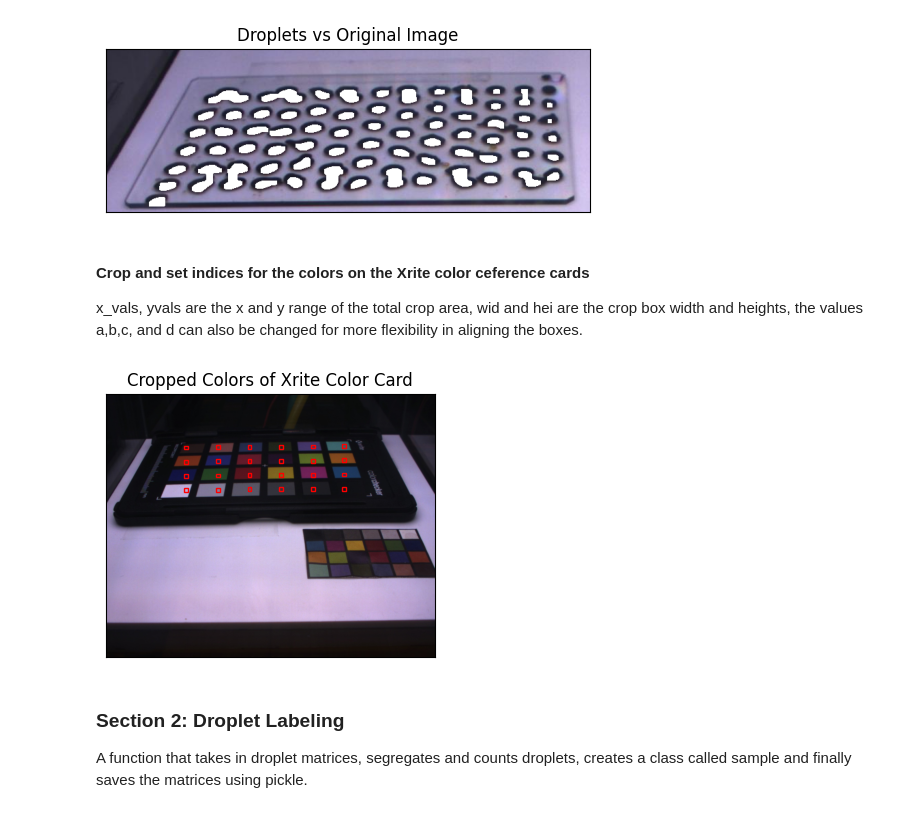
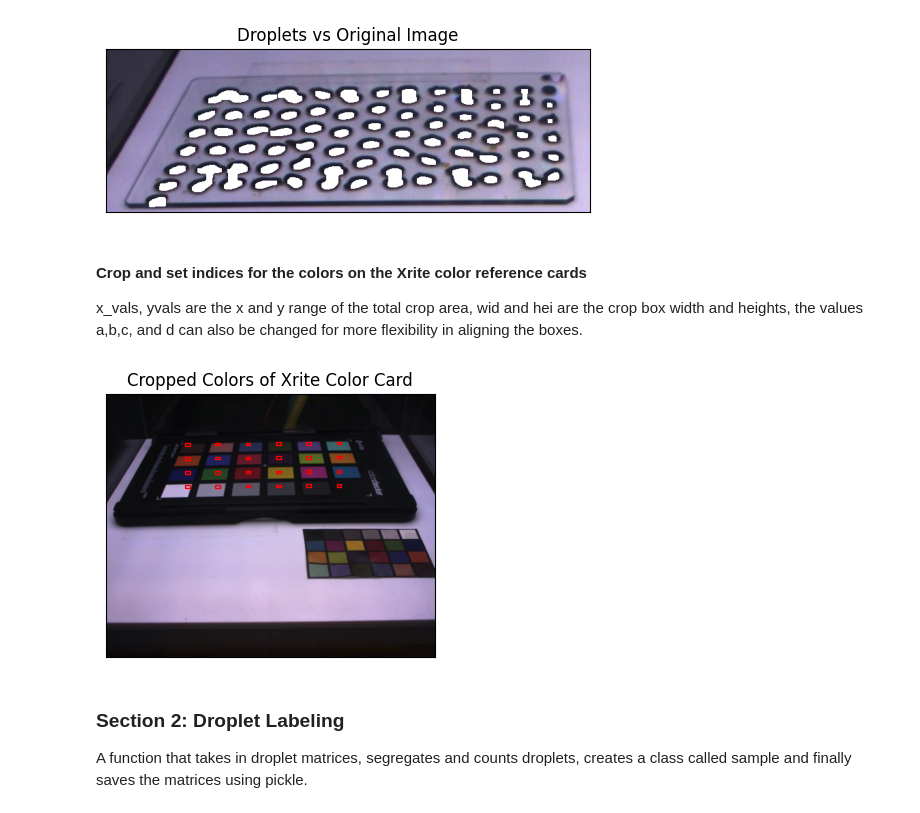
Before and after one commit to PV-Lab/Autocharacterization-Stability, a Jupyter notebook: example.ipynb, the cells around one changed output. Cells and saved outputs as stored; diff of their text form; code cells hidden in the pictures.

```diff
--- a/example.ipynb
+++ b/example.ipynb
@@ -87,22 +116,22 @@ img_erode,crop_image_erode, PIL_crop_image_erode= mainfunctions.clean(clean_para
 [figure]
 [figure]
 # %% [markdown]
-#### Crop and set indices for the colors on the Xrite color ceference cards
+#### Crop and set indices for the colors on the Xrite color reference cards
 x_vals, yvals are the x and y range of the total crop area, wid and hei are the crop box width and heights, the values a,b,c, and d can also be changed for more flexibility in aligning the boxes.
 # %%
 xrite_crop_params = {
-    'xvals': [305,980], # [X lower bound, X upper bound]
-    'yvals': [340,200], # [Y Lower bound, Y upper bound]
-    'wid_x': 15, # Width of Crop boxes
-    'hei_x': 15, # height of Crop boxes
-    'a': 108, # spacex
-    'b': 40,  # spacey
+    'xvals': [308,980], # [X lower bound, X upper bound]
+    'yvals': [340,190], # [Y Lower bound, Y upper bound] 200,190,185
+    'wid_x': 18, # Width of Crop boxes
+    'hei_x': 10, # height of Crop boxes
+    'a': 100, #108 spacex
+    'b': 45,  #40 spacey
     'c': 0,   # offsetx
     'd': -1   # offsety
 }
 xc_ll_x,xc_ll_y = mainfunctions.get_xrite(xrite_crop_params,verbose=True)
 # %% [output]
-[figure, old version]
+[figure, new version]
 # %% [markdown]
 ### Section 2: Droplet Labeling
 A function that takes in droplet matrices, segregates and counts droplets, creates a class called sample and finally saves the matrices using pickle.
```
Also changed, not shown: parts of 15 cells of this notebook, 3 other files.
